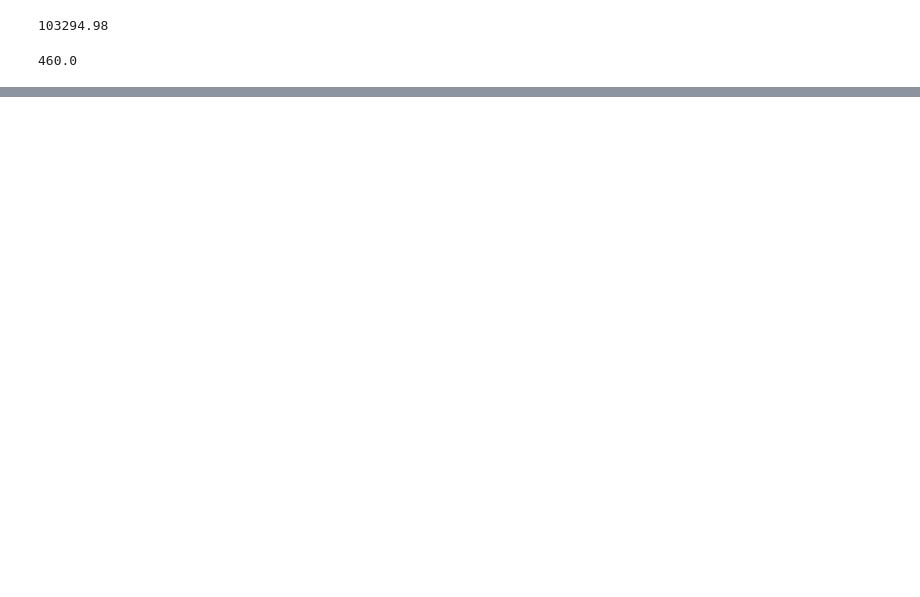
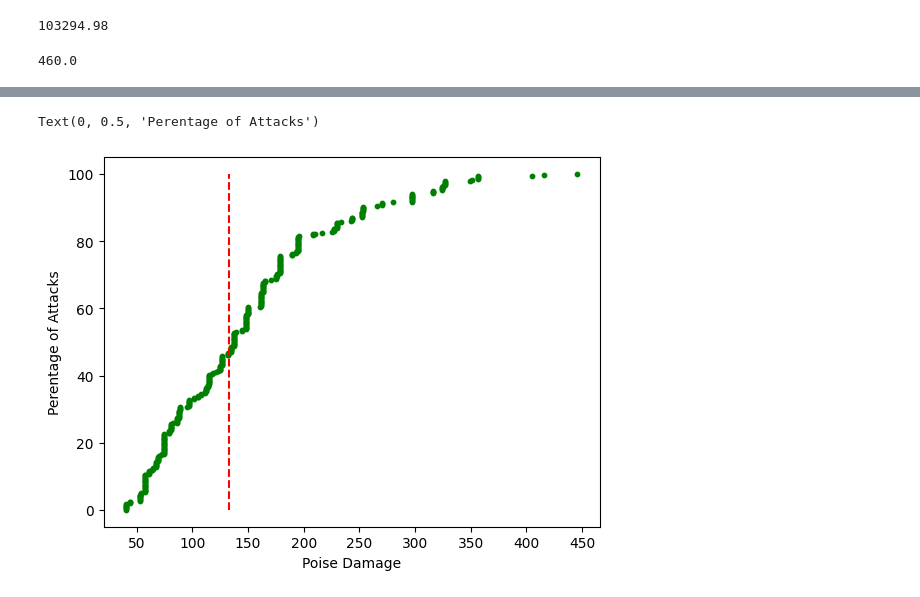
Before and after one commit to DS385Fall22/project-AlexRichards982, a Jupyter notebook: Elden_Ring_Analysis.ipynb, the cells around one changed output, grey strips where cells are left out. Cells and saved outputs as stored; diff of their text form; code cells hidden in the pictures; blank space fills up the shorter version.

Commit message:
Update Jupyter notebook, add image

```diff
--- a/Elden_Ring_Analysis.ipynb
+++ b/Elden_Ring_Analysis.ipynb
@@ -219,2 +321,17 @@ We want to guess what the best poise values a player can have in PvP to be able
 # %%
-PseArray = np.concatenate((np.array(PseData["1h R1 1"].dropna()), np.array(PseData["1h R2 1"].dropna())))
+PseArray = np.concatenate((np.array(PseDataM["1h R1 1"].dropna()),
+                           np.array(PseDataM["1h R2 1"].dropna()),
+                           np.array(PseDataM["2h R1 1"].dropna()),
+                           np.array(PseDataM["2h R2 1"].dropna()),
+                           np.array(PseDataM["Paired L1 1"].dropna()),
+                           np.array(PseDataM["Shieldpoke"].dropna()),
+                           np.array(PseDataM["1h Running R1"].dropna()),
+                           np.array(PseDataM["1h Running R2"].dropna()),
+                           np.array(PseDataM["2h Running R1"].dropna()),
+                           np.array(PseDataM["2h Running R2"].dropna()),
+                           np.array(PseDataM["1h Jumping R1"].dropna()),
+                           np.array(PseDataM["1h Jumping R2"].dropna()),
+                           np.array(PseDataM["2h Jumping R1"].dropna()),
+                           np.array(PseDataM["2h Jumping R2"].dropna()),
+                           np.array(PseDataM["1h Rolling R1"].dropna()),
+                           np.array(PseDataM["2h Rolling R1"].dropna())))
@@ -224,0 +344,21 @@ np.percentile(PseArray, 2)
+# %%
+res = 4
+per = np.linspace(0,100, 100*res+1)
+# %%
+# Input array of values and array of percentages
+# Output array of the values of each given percentile
+def getpercentile(input,per):
+    output = []
+    for i in per:
+        output.append(np.percentile(input, i))
+    return output
+# %%
+PsePer = getpercentile(PseArray,per)
+# %%
+plt.scatter(PsePer,per, s=10, color='green')
+plt.plot([133,133],[0,100], '--', color ='red')
+plt.xlabel("Poise Damage")
+plt.ylabel("Perentage of Attacks")
+# %% [output]
+Text(0, 0.5, 'Perentage of Attacks')
+[figure, added]
```
Also changed, not shown: parts of 27 cells of this notebook, 1 other file.
